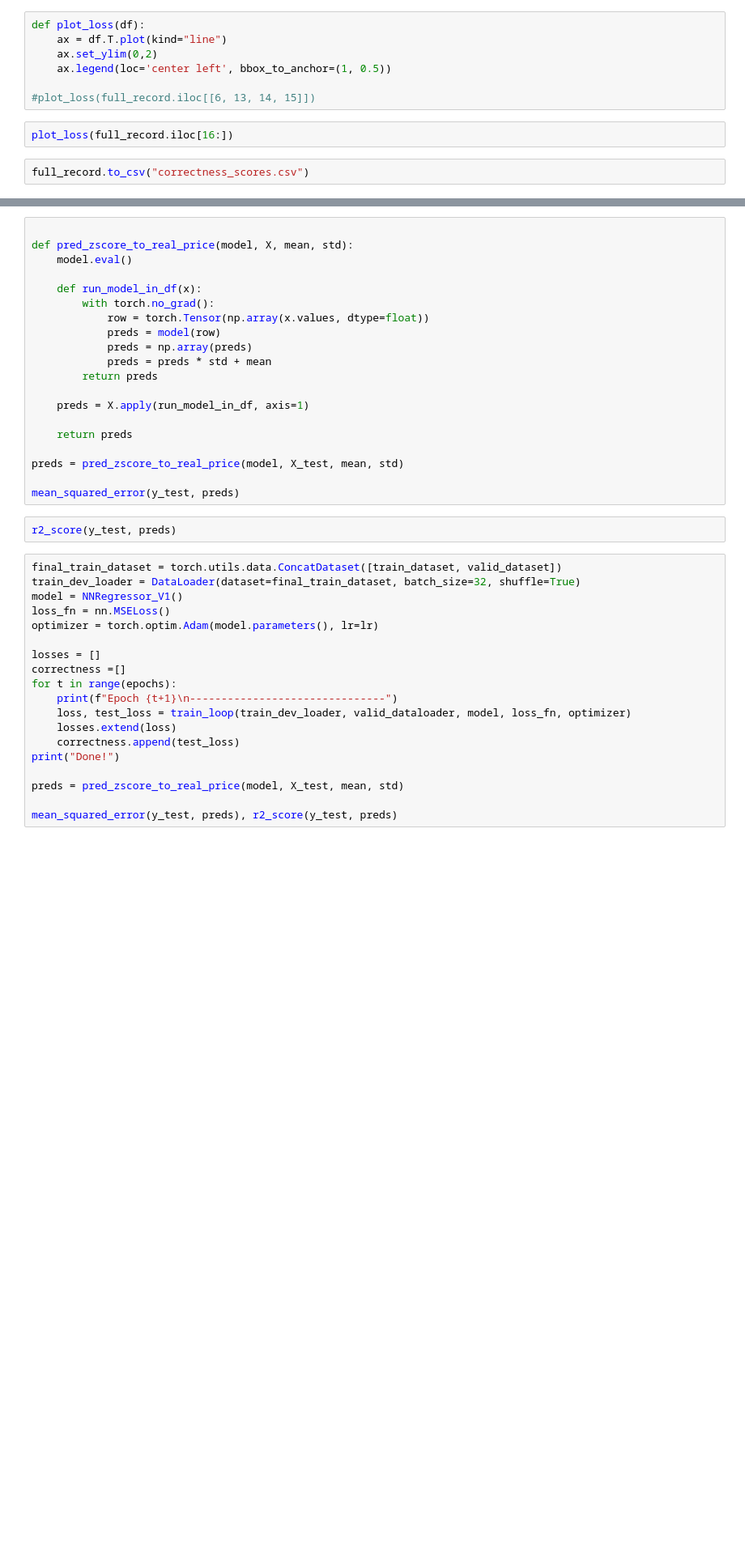
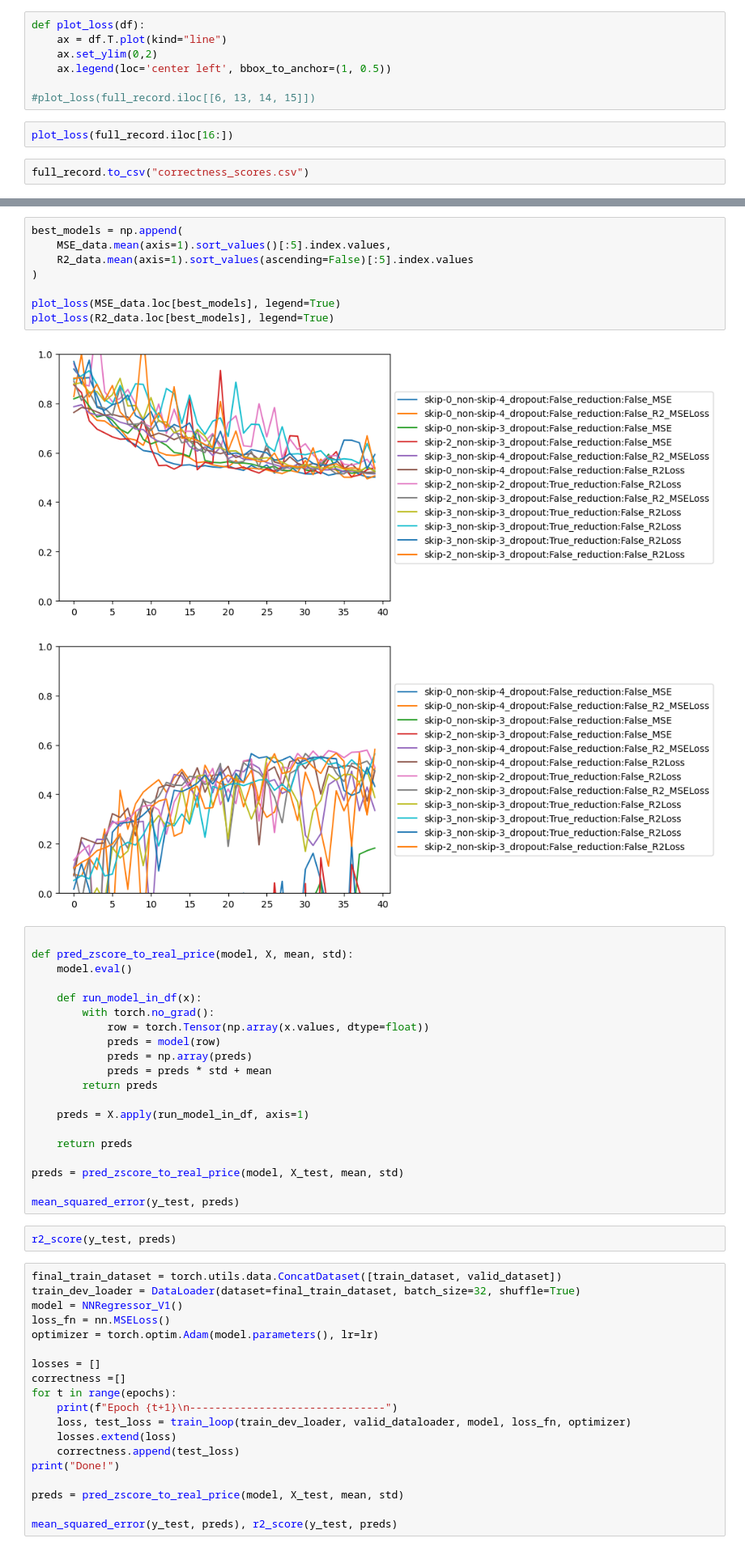
Before and after one commit to COGS118A/Group013-SP23, a Jupyter notebook: NeuralNetPipeline_comprehensive.ipynb, the cells around one changed output, grey strips where cells are left out. Shown at 81% size. Saved outputs shown, nothing was run; the diff lists cells and outputs as text; blank space fills up the shorter version.

```diff
--- a/NeuralNetPipeline_comprehensive.ipynb
+++ b/NeuralNetPipeline_comprehensive.ipynb
@@ -537,3 +619,14 @@ test_loop(test_dataloader, model, loss_fn)
+# %%
+best_models = np.append(
+    MSE_data.mean(axis=1).sort_values()[:5].index.values,
+    R2_data.mean(axis=1).sort_values(ascending=False)[:5].index.values
+)
+
+plot_loss(MSE_data.loc[best_models], legend=True)
+plot_loss(R2_data.loc[best_models], legend=True)
+# %% [output]
+[figure, added]
+[figure, added]
 # %%
 
 def pred_zscore_to_real_price(model, X, mean, std):
```
Also changed, not shown: parts of 19 cells of this notebook, 33 other files.
